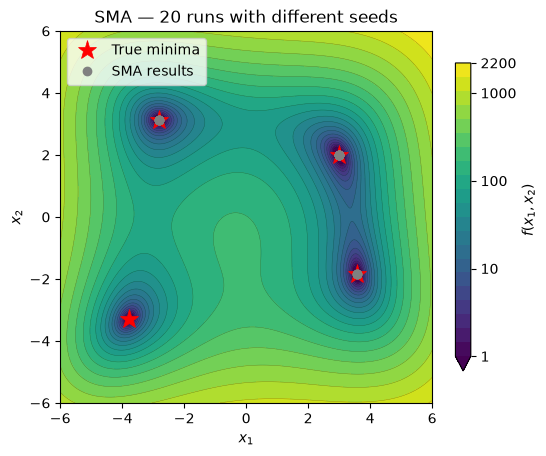
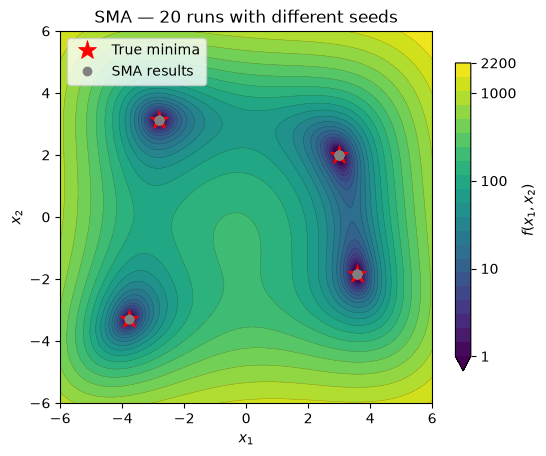
Unified diff of the notebook cell whose output changed from the first chart to the second:
--- before
+++ after
@@ -9,4 +9,5 @@
 ax_sma.legend(loc="upper left")
 from pathlib import Path as _Path
-fig_sma.savefig(_Path(__file__).resolve().parent.parent / "figures" / "developer" / "Himmelblau_sma.png", dpi=150, bbox_inches="tight")
+_here = _Path(__file__).resolve().parent if "__file__" in globals() else _Path.cwd()
+fig_sma.savefig(_here.parent / "figures" / "developer" / "Himmelblau_sma.png", dpi=150, bbox_inches="tight")
 fig_sma

Commit: Fix __file__ portability in cofi-paper notebooks; regenerate rendered outputs